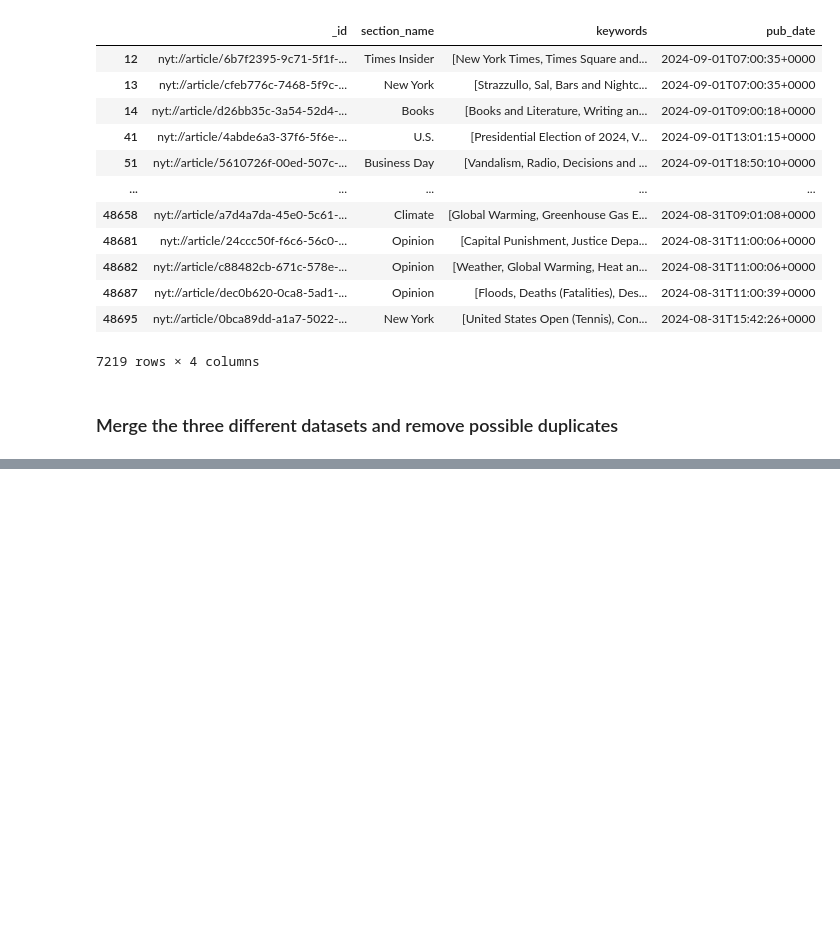
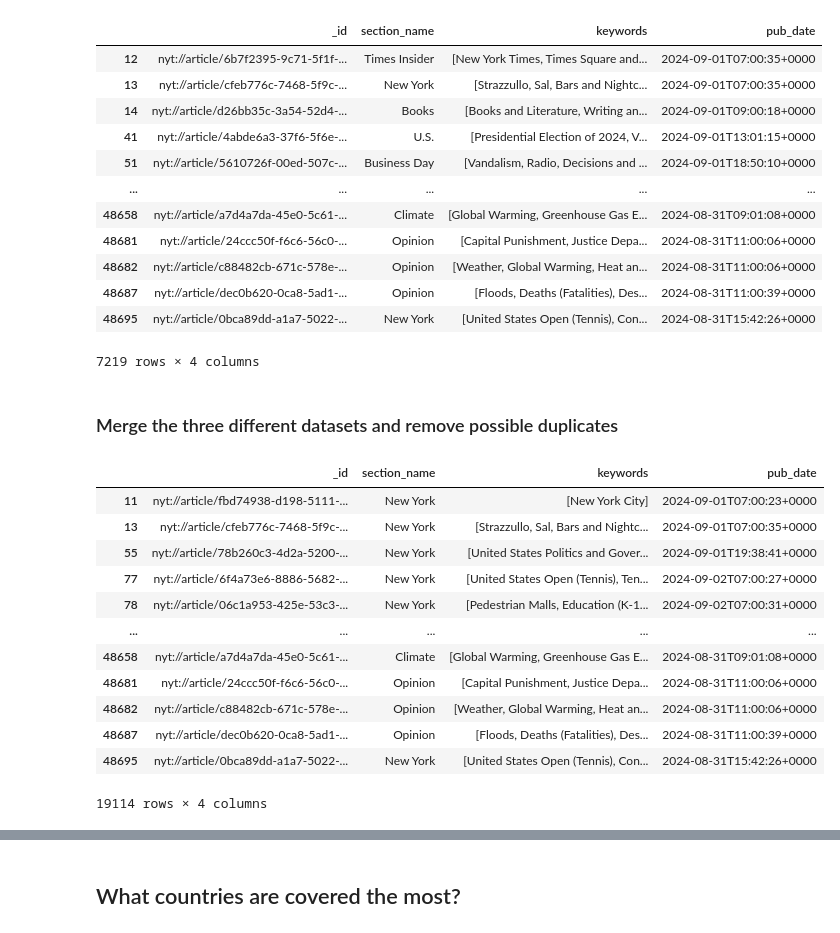
Before and after one commit to more-ginger/pn-analysis, a Jupyter notebook: notebooks/categories/places.ipynb, the cells around one changed output, grey strips where cells are left out. Saved outputs shown, nothing was run; the diff lists cells and outputs as text; code cells hidden in the pictures; blank space fills up the shorter version.

```diff
--- a/notebooks/categories/places.ipynb
+++ b/notebooks/categories/places.ipynb
@@ -168,4 +173,18 @@ coverage_about_US
 ### Merge the three different datasets and remove possible duplicates
 # %%
 coverage_about_places = pd.concat([coverage_about_ny, coverage_about_abroad, coverage_about_US])
-coverage_about_places = coverage_about_places.drop_duplicates(subset='_id')
+coverage_about_places
+# %% [output]
+|  | _id | section_name | keywords | pub_date |
+| 11 | nyt://article/fbd74938-d198-5111-... | New York | [New York City] | 2024-09-01T07:00:23+0000 |
+| 13 | nyt://article/cfeb776c-7468-5f9c-... | New York | [Strazzullo, Sal, Bars and Nightc... | 2024-09-01T07:00:35+0000 |
+| 55 | nyt://article/78b260c3-4d2a-5200-... | New York | [United States Politics and Gover... | 2024-09-01T19:38:41+0000 |
+| 77 | nyt://article/6f4a73e6-8886-5682-... | New York | [United States Open (Tennis), Ten... | 2024-09-02T07:00:27+0000 |
+| 78 | nyt://article/06c1a953-425e-53c3-... | New York | [Pedestrian Malls, Education (K-1... | 2024-09-02T07:00:31+0000 |
+| ... | ... | ... | ... | ... |
+| 48658 | nyt://article/a7d4a7da-45e0-5c61-... | Climate | [Global Warming, Greenhouse Gas E... | 2024-08-31T09:01:08+0000 |
+| 48681 | nyt://article/24ccc50f-f6c6-56c0-... | Opinion | [Capital Punishment, Justice Depa... | 2024-08-31T11:00:06+0000 |
+| 48682 | nyt://article/c88482cb-671c-578e-... | Opinion | [Weather, Global Warming, Heat an... | 2024-08-31T11:00:06+0000 |
+| 48687 | nyt://article/dec0b620-0ca8-5ad1-... | Opinion | [Floods, Deaths (Fatalities), Des... | 2024-08-31T11:00:39+0000 |
+| 48695 | nyt://article/0bca89dd-a1a7-5022-... | New York | [United States Open (Tennis), Con... | 2024-08-31T15:42:26+0000 |
+19114 rows × 4 columns
@@ -189,0 +211,2 @@ coverage_about_places.to_json("../../data/nyt-places.json", orient="records")
+# %% [markdown]
+## What countries are covered the most?
```
Also changed, not shown: parts of 17 cells of this notebook, 2 other files.
